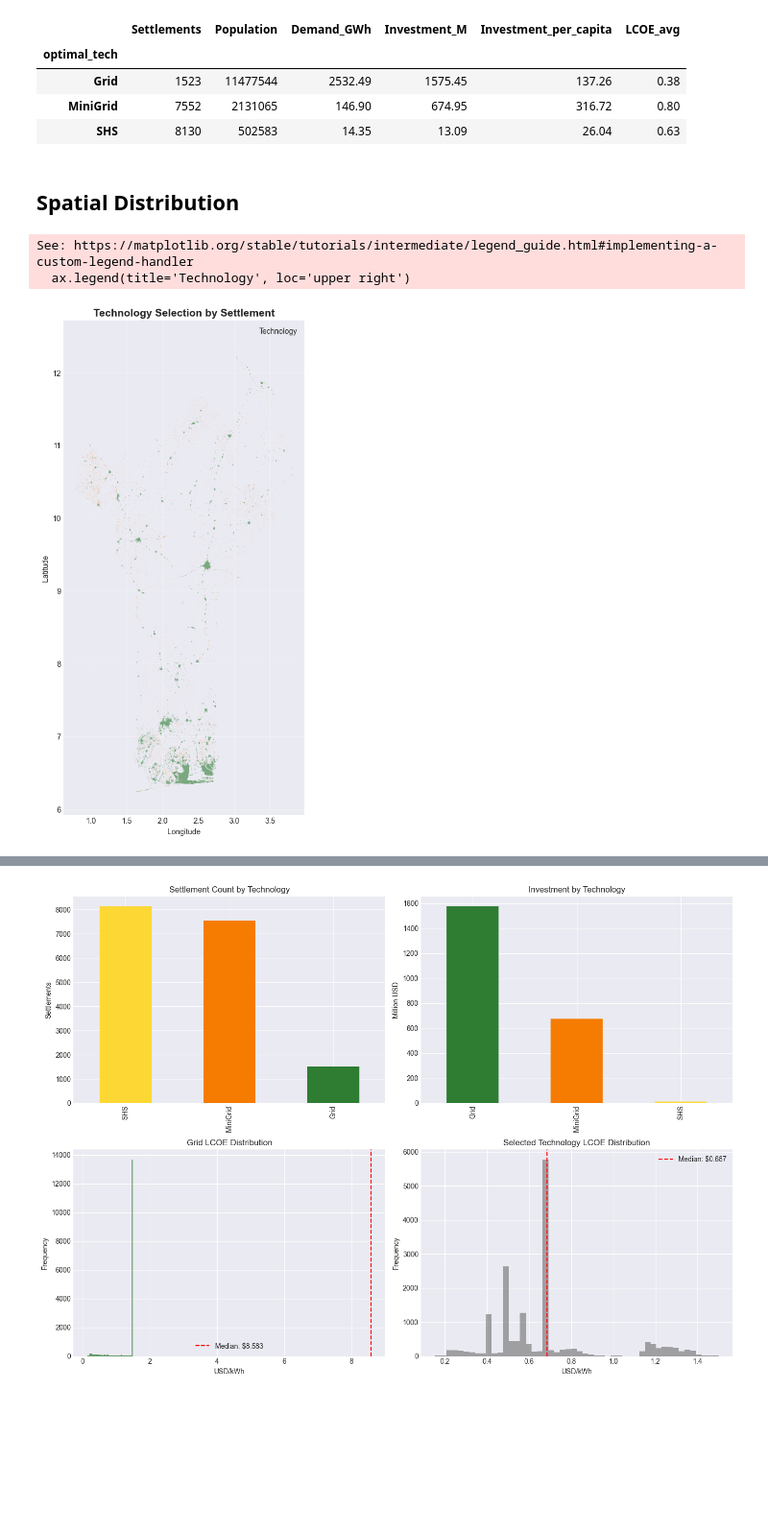
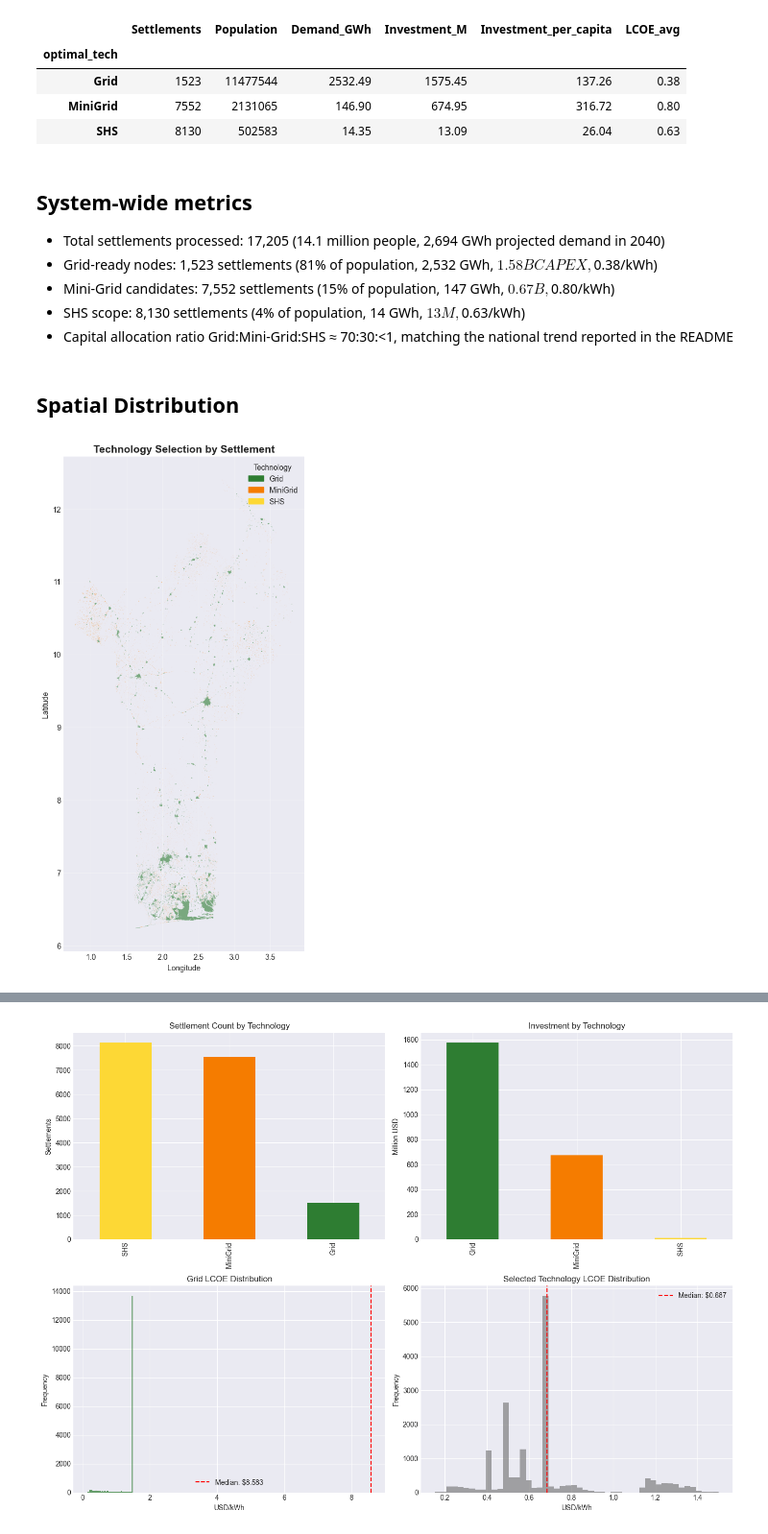
Before and after one commit to BadibossPy/settlement-level-electrification-optimization-benin, a Jupyter notebook: notebooks/electrification_analysis.ipynb, the cells around one changed output, grey strips where cells are left out. Shown: that part at 96% size. Drawn from its saved outputs; the diff is of its cells as text; code cells hidden in the pictures; blank space fills up the shorter version.

```diff
--- a/notebooks/electrification_analysis.ipynb
+++ b/notebooks/electrification_analysis.ipynb
@@ -99,24 +99,31 @@ summary
 | Grid | 1523 | 11477544 | 2532.49 | 1575.45 | 137.26 | 0.38 |
 | MiniGrid | 7552 | 2131065 | 146.90 | 674.95 | 316.72 | 0.80 |
 | SHS | 8130 | 502583 | 14.35 | 13.09 | 26.04 | 0.63 |
+# %% [markdown]
+## System-wide metrics
+
+- Total settlements processed: 17,205 (14.1 million people, 2,694 GWh projected demand in 2040)
+- Grid-ready nodes: 1,523 settlements (81% of population, 2,532 GWh, $1.58B CAPEX, $0.38/kWh)
+- Mini-Grid candidates: 7,552 settlements (15% of population, 147 GWh, $0.67B, $0.80/kWh)
+- SHS scope: 8,130 settlements (4% of population, 14 GWh, $13M, $0.63/kWh)
+- Capital allocation ratio Grid:Mini-Grid:SHS ≈ 70:30:<1, matching the national trend reported in the README
 # %% [markdown]
 ## Spatial Distribution
 # %%
 fig, ax = plt.subplots(figsize=(12, 10))
 
 colors = {'Grid': '#2E7D32', 'MiniGrid': '#F57C00', 'SHS': '#FDD835'}
 for tech in ['Grid', 'MiniGrid', 'SHS']:
     subset = gdf[gdf[DS.OPTIMAL_TECH] == tech]
-    subset.plot(ax=ax, color=colors[tech], markersize=1, alpha=0.6, label=tech)
+    subset.plot(ax=ax, color=colors[tech], markersize=1, alpha=0.6)
 
+handles = [mpatches.Patch(color=colors[t], label=t) for t in colors]
 ax.set_xlabel('Longitude')
 ax.set_ylabel('Latitude')
 ax.set_title('Technology Selection by Settlement', fontsize=14, fontweight='bold')
-ax.legend(title='Technology', loc='upper right')
+ax.legend(handles=handles, title='Technology', loc='upper right')
 ax.grid(True, alpha=0.3)
 plt.tight_layout()
 plt.show()
 # %% [output]
-See: https://matplotlib.org/stable/tutorials/intermediate/legend_guide.html#implementing-a-custom-legend-handler
-  ax.legend(title='Technology', loc='upper right')
-[figure, old version]
+[figure, new version]
```
Also changed, not shown: parts of 9 cells of this notebook, 3 other files.
